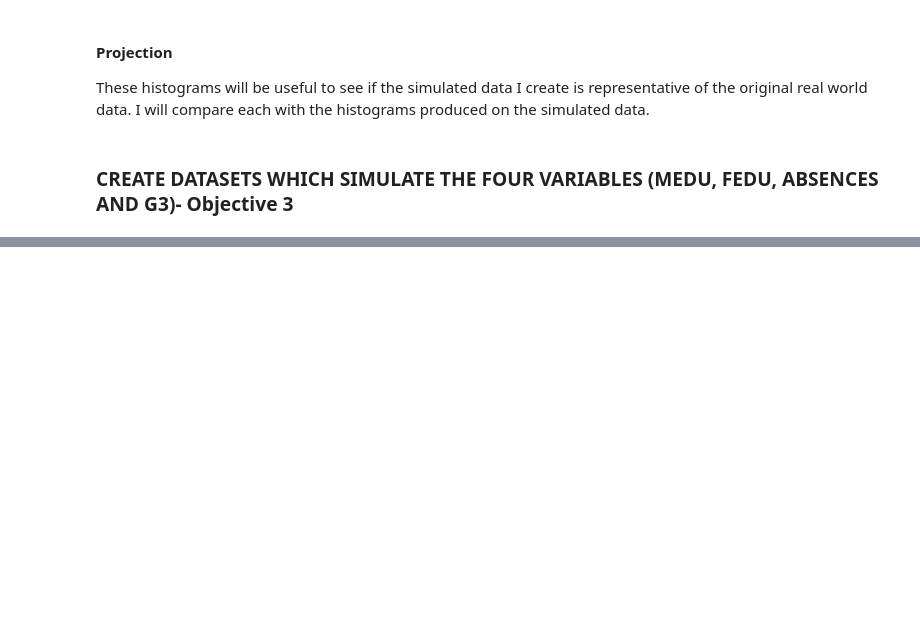
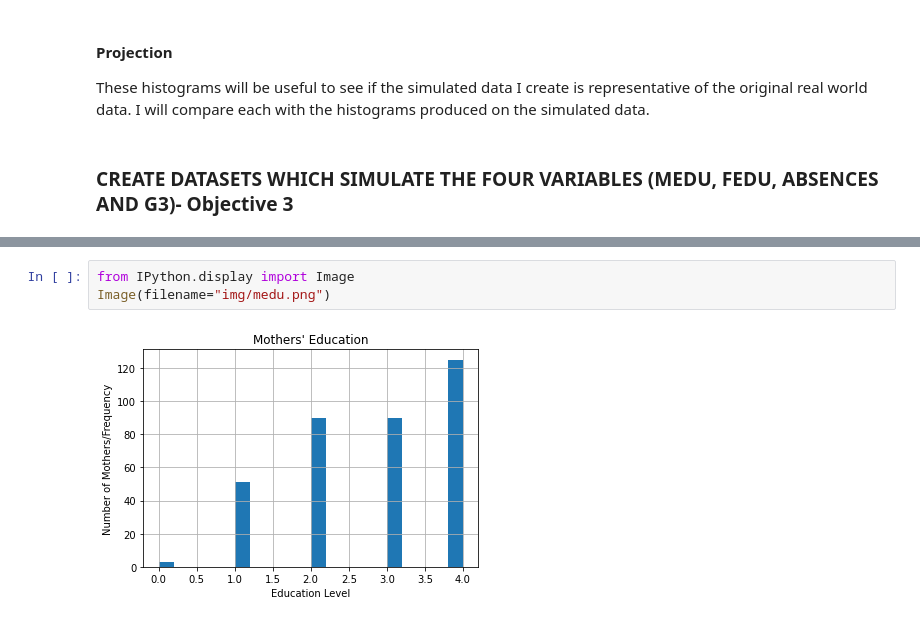
Before and after one commit to mobm65/Educational-Attainment---PDA-Project, a Jupyter notebook: PDA Project.ipynb, the cells around one changed output, grey strips where cells are left out. Saved outputs shown, nothing was run; the diff lists cells and outputs as text; blank space fills up the shorter version.

```diff
--- a/PDA Project.ipynb
+++ b/PDA Project.ipynb
@@ -414,3 +586,8 @@ plt.ylabel("Number of Mothers/Frequency")
+# %%
+from IPython.display import Image
+Image(filename="img/medu.png")
+# %% [output]
+[figure, added]
 # %%
 # Creating a dataset to simulate Fedu.
 
```
Also changed, not shown: parts of 42 cells of this notebook, 4 other files.
